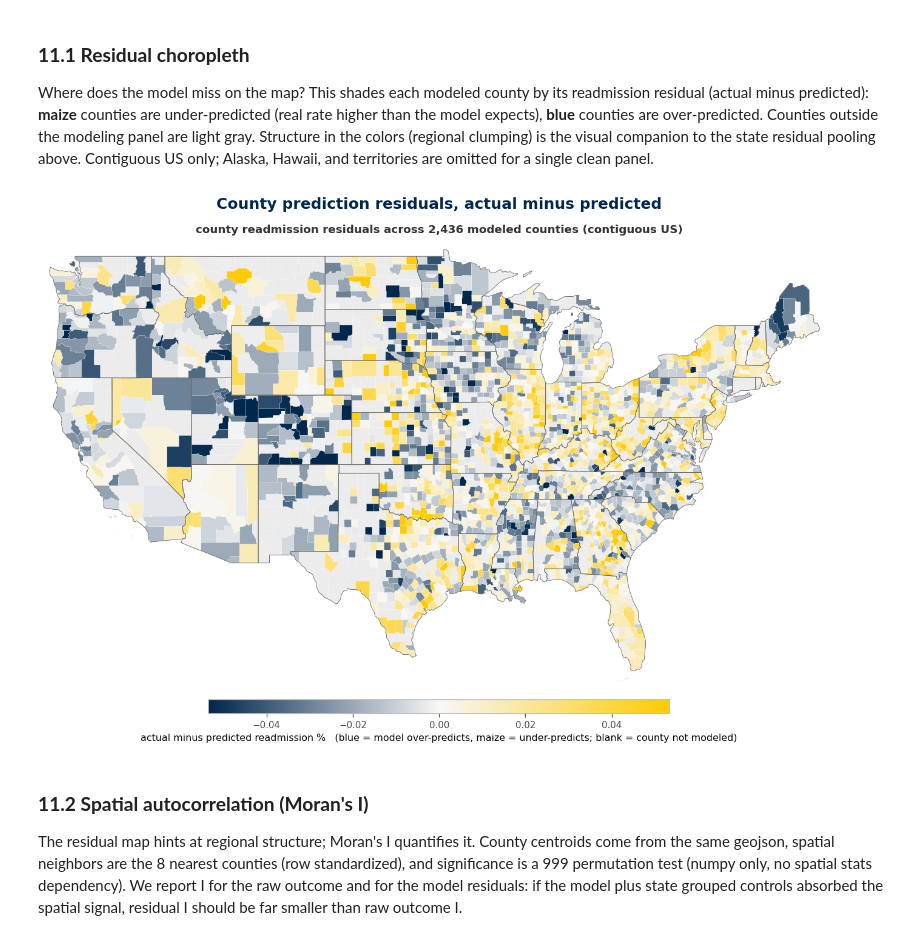
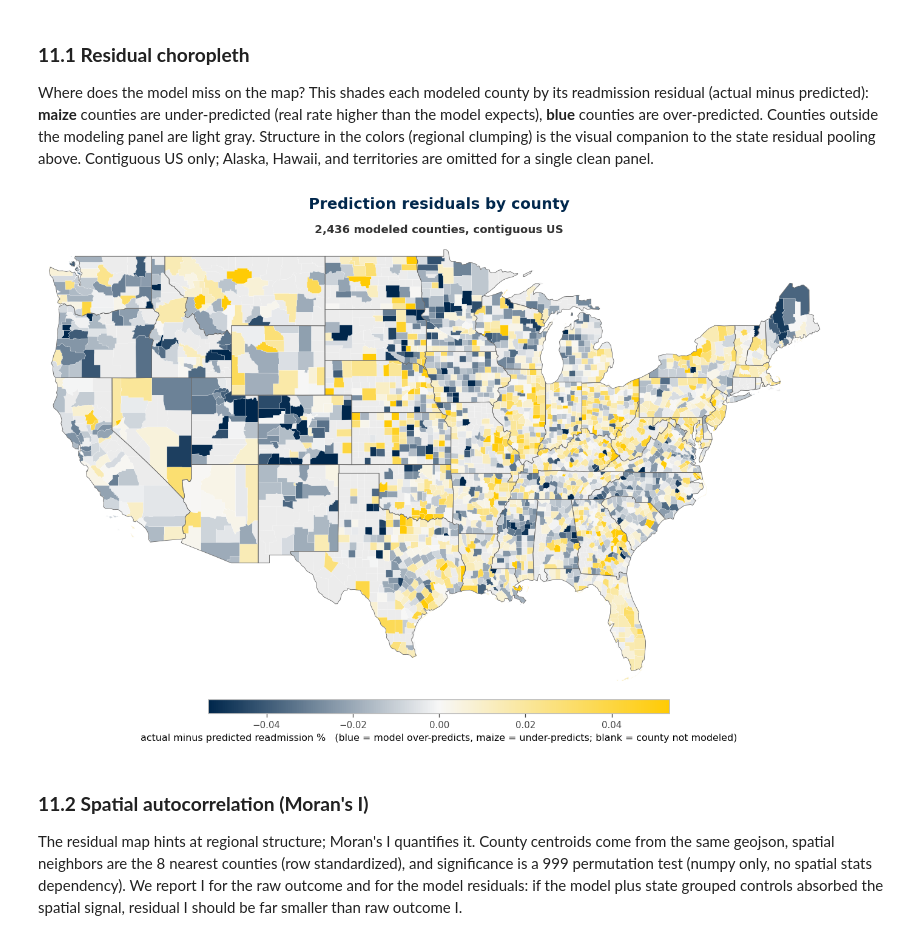
Before and after one commit to memckay/mads-capstone, a Jupyter notebook: notebooks/04_supervised_learning.ipynb, the cells around one changed output. Drawn from its saved outputs; the diff is of its cells as text; code cells hidden in the pictures.

```diff
--- a/notebooks/04_supervised_learning.ipynb
+++ b/notebooks/04_supervised_learning.ipynb
@@ -1370,36 +1370,36 @@ ax.add_collection(modeled)
 # degrades the basemap rather than stopping the notebook and everything after it.
 # Source: Leaflet choropleth example us-states.geojson, US Census derived boundaries.
 STATES_PATH = DATA / "raw" / "us-states.geojson"
 try:
     states_geo = json.loads(STATES_PATH.read_text())
     state_rings = [ring for feat in states_geo["features"]
                    if feat["properties"]["name"] not in {"Alaska", "Hawaii", "Puerto Rico"}
                    for ring in county_rings(feat["geometry"])]
     ax.add_collection(PolyCollection(state_rings, facecolors="none", edgecolors="#666666",
                                      linewidths=0.5, zorder=5))
 except FileNotFoundError:
     print(f"note: {STATES_PATH.name} not found, drawing without the state overlay")
 
 ax.set_xlim(-125, -66)
 ax.set_ylim(24, 50)
 ax.set_aspect(1.3)
 ax.axis("off")
-ax.set_title(f"county readmission residuals across {len(modeled_fips):,} modeled counties (contiguous US)",
+ax.set_title(f"{len(modeled_fips):,} modeled counties, contiguous US",
              color="#333333", fontsize=11, pad=6)
-fig.suptitle("County prediction residuals, actual minus predicted",
+fig.suptitle("Prediction residuals by county",
              color=BLUE, fontsize=15, fontweight="bold", y=0.98)
 
 cbar = fig.colorbar(modeled, ax=ax, orientation="horizontal",
                     fraction=0.04, pad=0.02, shrink=0.5, aspect=34)
 cbar.set_label("actual minus predicted readmission %   "
                "(blue = model over-predicts, maize = under-predicts; blank = county not modeled)",
                fontsize=9.5)
 cbar.ax.tick_params(labelsize=9)
 fig.tight_layout()
 fig.savefig(FIGURES / "sl_residual_choropleth.png")
 plt.show()
 # %% [output]
-[figure, old version]
+[figure, new version]
 # %% [markdown]
 ### **11.2 Spatial autocorrelation (Moran's I)**
 
```
Also changed, not shown: parts of 3 cells of this notebook, 10 other files.
